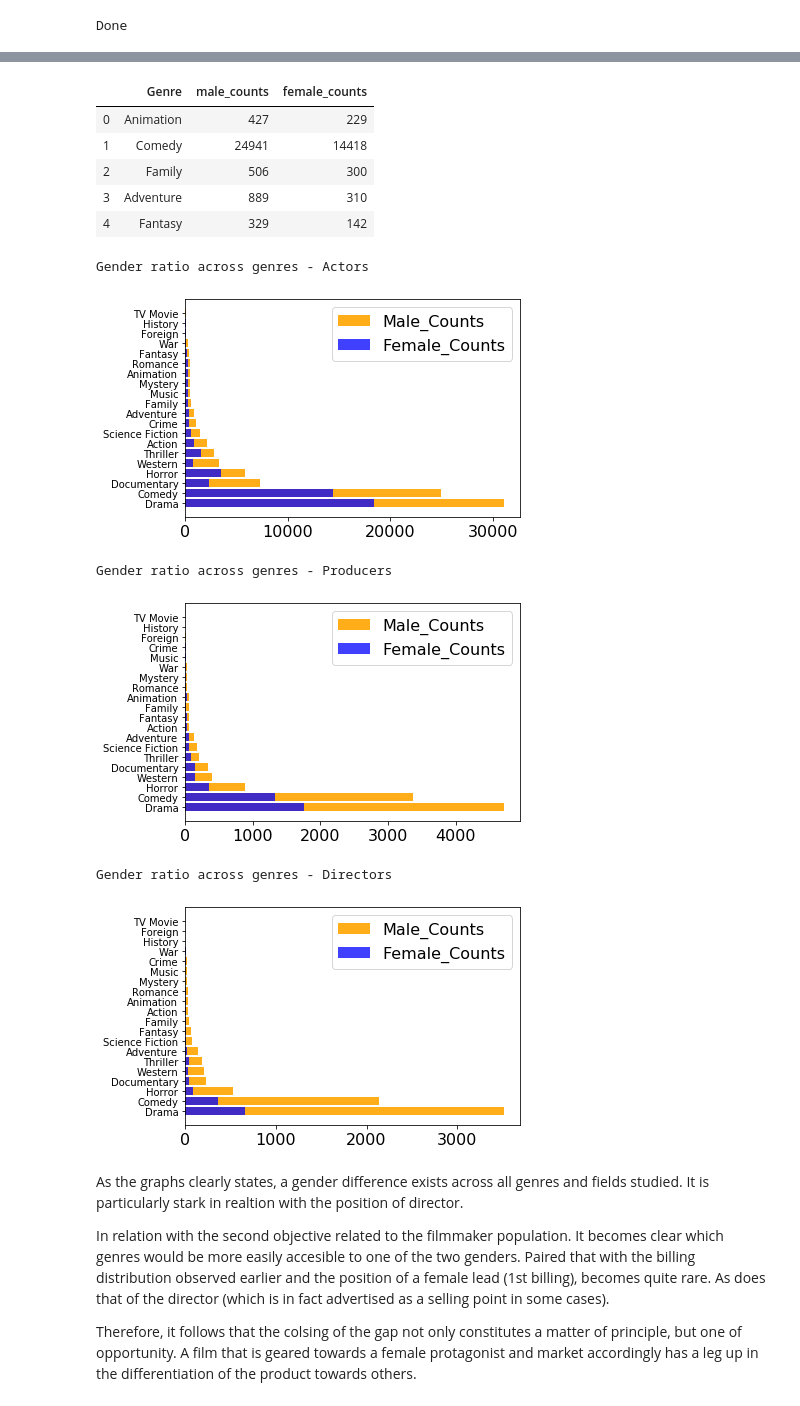
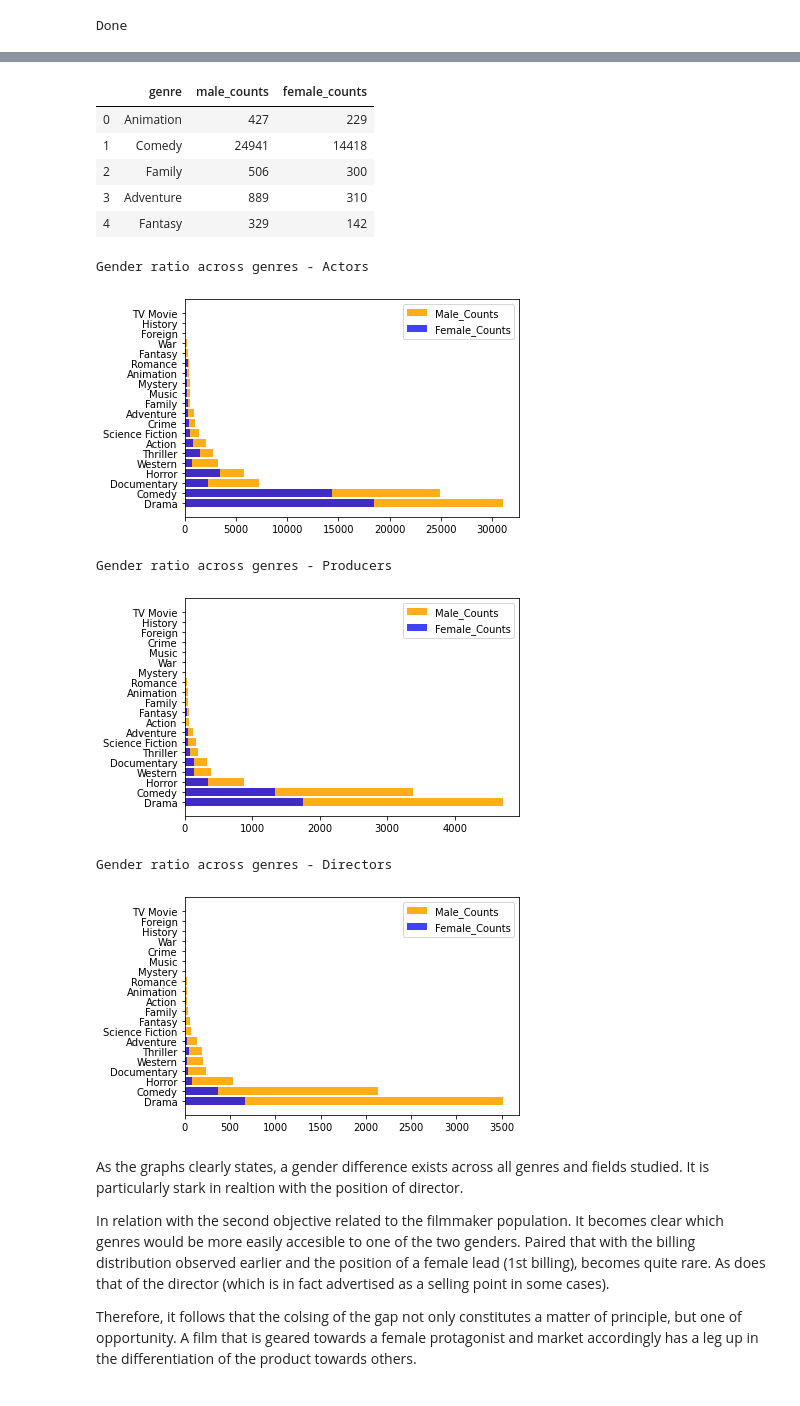
Before and after one commit to Dibmar/DAANMO_Project, a Jupyter notebook: DAANMO_Project/cross-indexing.ipynb, the cells around one changed output, grey strips where cells are left out. Saved outputs shown, nothing was run; the diff lists cells and outputs as text; code cells hidden in the pictures.

```diff
--- a/DAANMO_Project/cross-indexing.ipynb
+++ b/DAANMO_Project/cross-indexing.ipynb
@@ -203,3 +104,0 @@ plt.show()
-# %%
-plt.rcParams['font.size'] = 16.0
-mosaic(gender_roles.loc[gender_roles.credits_order <= 5], ['credits_order', 'gender'],title='Gender distribution by role');
@@ -304,17 +209,17 @@ Index(['Genre'], dtype='object')
 # %%
 # Stage 1
-actors_gender_genre = mixer(actors, genres)
-producers_gender_genre = mixer(producers, genres)
-directors_gender_genre = mixer(directors, genres)
+actors_gender_genre = EDA.mixer(actors, genres)
+producers_gender_genre = EDA.mixer(producers, genres)
+directors_gender_genre = EDA.mixer(directors, genres)
 # %%
 # Stage 2, ready for plotting
-actors_gender_by_genre = corresponder(actors_gender_genre, genres_unique)
-producers_gender_by_genre = corresponder(producers_gender_genre, genres_unique)
-directors_gender_by_genre = corresponder(directors_gender_genre, genres_unique)
+actors_gender_by_genre = EDA.corresponder(actors_gender_genre, genres_unique)
+producers_gender_by_genre = EDA.corresponder(producers_gender_genre, genres_unique)
+directors_gender_by_genre = EDA.corresponder(directors_gender_genre, genres_unique)
 
 actors_gender_by_genre.head()
 # %% [output]
-|  | Genre | male_counts | female_counts |
+|  | genre | male_counts | female_counts |
 | 0 | Animation | 427 | 229 |
 | 1 | Comedy | 24941 | 14418 |
 | 2 | Family | 506 | 300 |
@@ -322,20 +227,20 @@ actors_gender_by_genre.head()
 | 4 | Fantasy | 329 | 142 |
 # %%
 print("\nGender ratio across genres - Actors")
-plotter_special(actors_gender_by_genre)
+EDA.plotter_special(df = actors_gender_by_genre, col_1 = 'genre', col_2 = 'male_counts', col_3 = 'female_counts', save = 0)
 
 print("\nGender ratio across genres - Producers")
-plotter_special(producers_gender_by_genre)
+EDA.plotter_special(df = producers_gender_by_genre, col_1 = 'genre', col_2 = 'male_counts', col_3 = 'female_counts', save = 0)
 
 print("\nGender ratio across genres - Directors")
-plotter_special(directors_gender_by_genre)
+EDA.plotter_special(df = directors_gender_by_genre, col_1 = 'genre', col_2 = 'male_counts', col_3 = 'female_counts', save = 0)
 # %% [output]
 Gender ratio across genres - Actors
-[figure, old version]
+[figure, new version]
 Gender ratio across genres - Producers
-[figure, old version]
+[figure, new version]
 Gender ratio across genres - Directors
-[figure, old version]
+[figure, new version]
 # %% [markdown]
 As the graphs clearly states, a gender difference exists across all genres and fields studied. It is particularly stark in realtion with the position of director.
 
```
Also changed, not shown: parts of 39 cells of this notebook, 3 other files.
